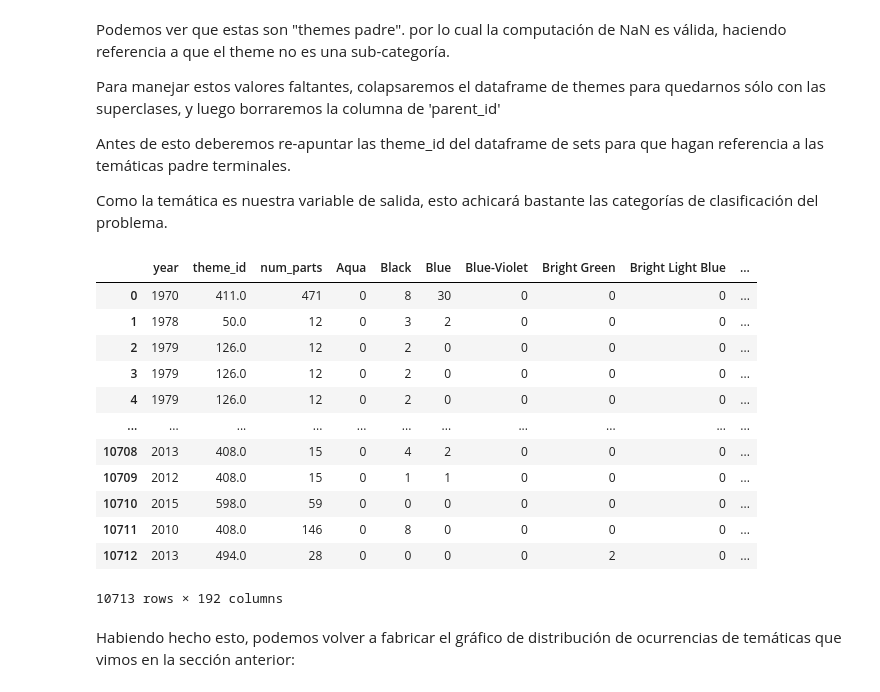
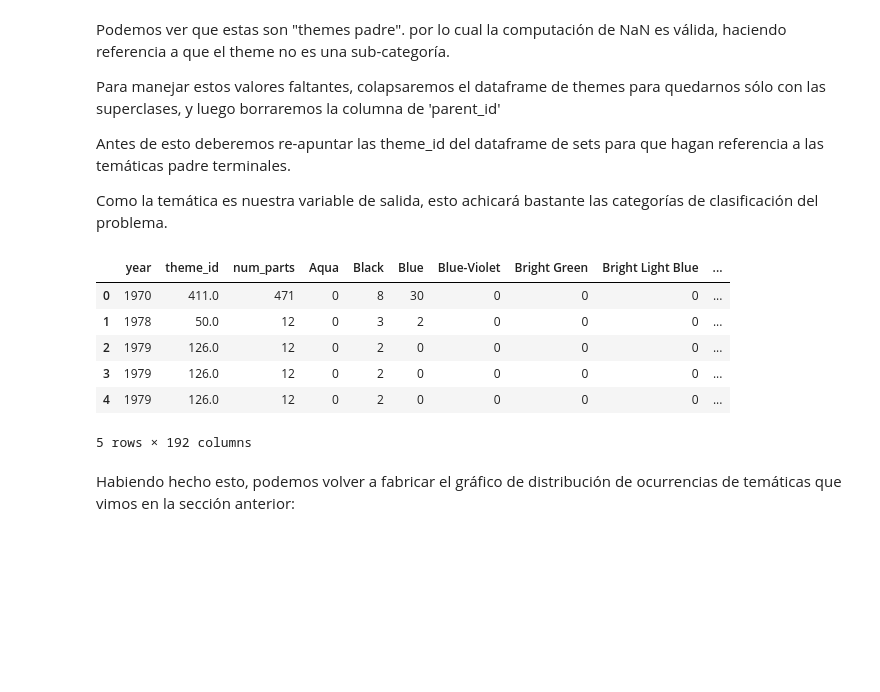
Before and after one commit to Muscian/AdD-grupo1, a Jupyter notebook: practica_final/Práctica Final.Ipynb, the cells around one changed output. Saved outputs shown, nothing was run; the diff lists cells and outputs as text; code cells hidden in the pictures; blank space fills up the shorter version.

```diff
--- a/practica_final/Práctica Final.Ipynb
+++ b/practica_final/Práctica Final.Ipynb
@@ -518,31 +602,25 @@ Como la temática es nuestra variable de salida, esto achicará bastante las cat
 # %%
 # Reemplazamos los theme_id por las supertemáticas terminales
 
 # Encontramos la supertheme terminal para cada set
 def find_highest_parent(theme_id):
     parent_id = themes.loc[themes['id'] == theme_id, 'parent_id'].values[0]
     if pd.isna(parent_id):
         return theme_id
     else:
         return find_highest_parent(parent_id)
 
 input['theme_id'] = input['theme_id'].apply(find_highest_parent)
 
-display(input)
+display(input.head())
 # %% [output]
 |  | year | theme_id | num_parts | Aqua | Black | Blue | Blue-Violet | Bright Green | Bright Light Blue | ... |
 | 0 | 1970 | 411.0 | 471 | 0 | 8 | 30 | 0 | 0 | 0 | ... |
 | 1 | 1978 | 50.0 | 12 | 0 | 3 | 2 | 0 | 0 | 0 | ... |
 | 2 | 1979 | 126.0 | 12 | 0 | 2 | 0 | 0 | 0 | 0 | ... |
 | 3 | 1979 | 126.0 | 12 | 0 | 2 | 0 | 0 | 0 | 0 | ... |
 | 4 | 1979 | 126.0 | 12 | 0 | 2 | 0 | 0 | 0 | 0 | ... |
-| ... | ... | ... | ... | ... | ... | ... | ... | ... | ... | ... |
-| 10708 | 2013 | 408.0 | 15 | 0 | 4 | 2 | 0 | 0 | 0 | ... |
-| 10709 | 2012 | 408.0 | 15 | 0 | 1 | 1 | 0 | 0 | 0 | ... |
-| 10710 | 2015 | 598.0 | 59 | 0 | 0 | 0 | 0 | 0 | 0 | ... |
-| 10711 | 2010 | 408.0 | 146 | 0 | 8 | 0 | 0 | 0 | 0 | ... |
-| 10712 | 2013 | 494.0 | 28 | 0 | 0 | 0 | 0 | 2 | 0 | ... |
-10713 rows × 192 columns
+5 rows × 192 columns
 # %% [markdown]
 Habiendo hecho esto, podemos volver a fabricar el gráfico de distribución de ocurrencias de temáticas que vimos en la sección anterior:
 # %%
```
Also changed, not shown: parts of 32 cells of this notebook.
